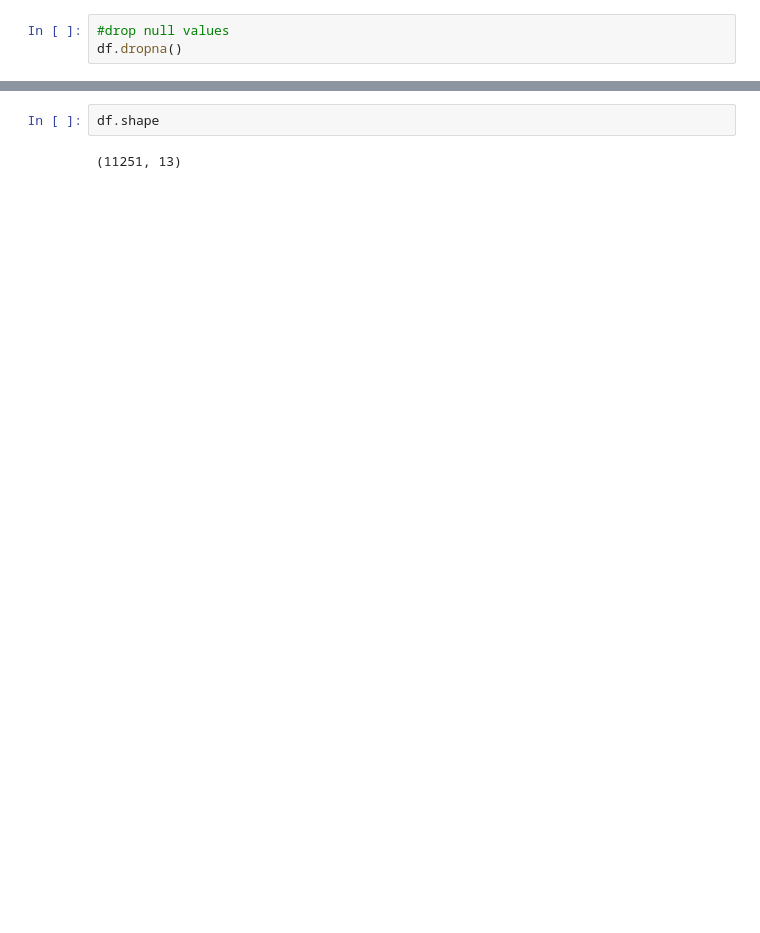
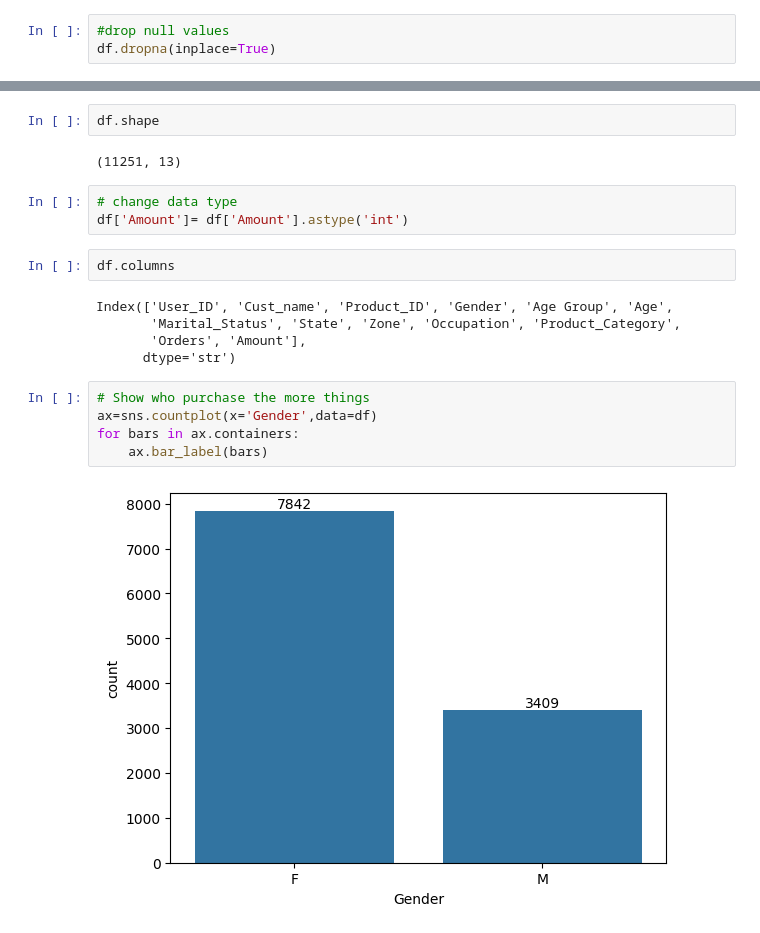
Before and after one commit to simran-aug15/Diwali_sales_Analysis, a Jupyter notebook: code.ipynb, the cells around one changed output, grey strips where cells are left out. Drawn from its saved outputs; the diff is of its cells as text; blank space fills up the shorter version.

```diff
--- a/code.ipynb
+++ b/code.ipynb
@@ -89,4 +89,4 @@ df.isnull()
 11251 rows × 13 columns
 # %%
 #drop null values
-df.dropna()
+df.dropna(inplace=True)
@@ -108,3 +94,20 @@ df.dropna()
 df.shape
 # %% [output]
 (11251, 13)
+# %%
+# change data type
+df['Amount']= df['Amount'].astype('int')
+# %%
+df.columns
+# %% [output]
+Index(['User_ID', 'Cust_name', 'Product_ID', 'Gender', 'Age Group', 'Age',
+       'Marital_Status', 'State', 'Zone', 'Occupation', 'Product_Category',
+       'Orders', 'Amount'],
+      dtype='str')
+# %%
+# Show who purchase the more things
+ax=sns.countplot(x='Gender',data=df)
+for bars in ax.containers:
+    ax.bar_label(bars)
+# %% [output]
+[figure, added]
```
Also changed, not shown: parts of 2 cells of this notebook.
